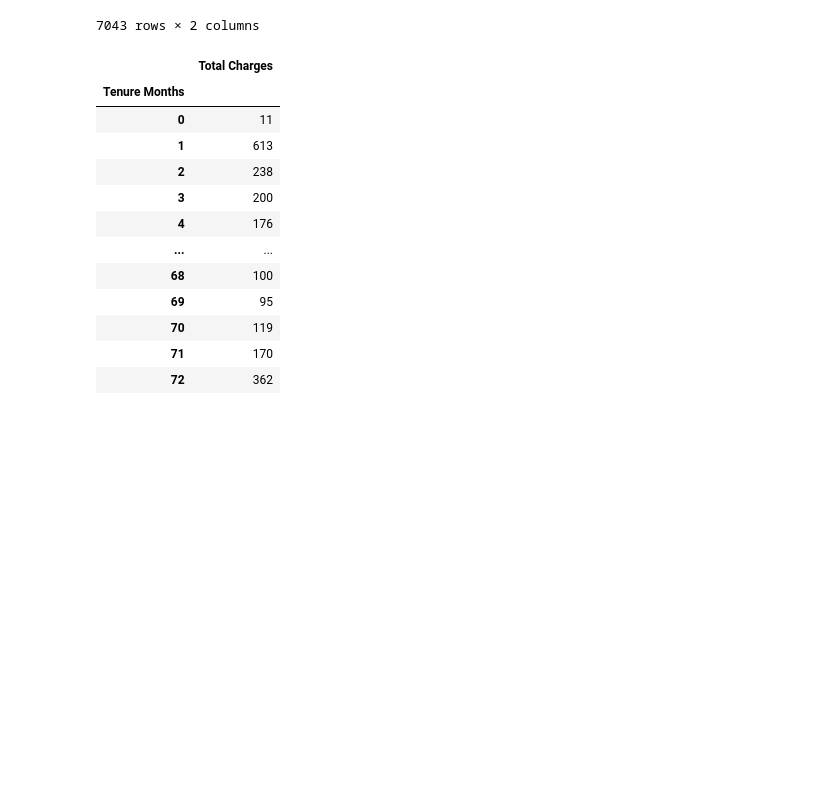
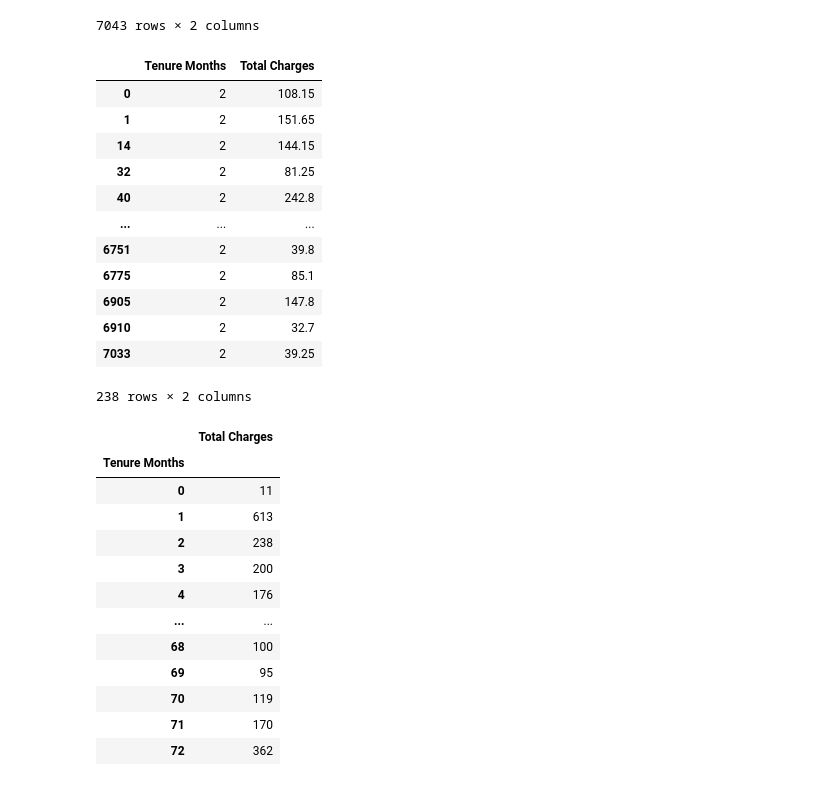
Before and after one commit to rfih/Dibimbing---DSDA, a Jupyter notebook: Assignment Day 13 - Fundamentals of Data Visualization/AS_DS33B_Day 13 - Data Visualization_Rizky Febri Ibra Habibie .ipynb, the cells around one changed output. Drawn from its saved outputs; the diff is of its cells as text; code cells hidden in the pictures; blank space fills up the shorter version.

```diff
--- a/Assignment Day 13 - Fundamentals of Data Visualization/AS_DS33B_Day 13 - Data Visualization_Rizky Febri Ibra Habibie .ipynb
+++ b/Assignment Day 13 - Fundamentals of Data Visualization/AS_DS33B_Day 13 - Data Visualization_Rizky Febri Ibra Habibie .ipynb
@@ -211,6 +231,23 @@ data_month
 | 7041 | 11 | 346.45 |
 | 7042 | 66 | 6844.5 |
 7043 rows × 2 columns
+# %%
+check = data_month[data_month["Tenure Months"] == 2]
+check
+# %% [output]
+|  | Tenure Months | Total Charges |
+| 0 | 2 | 108.15 |
+| 1 | 2 | 151.65 |
+| 14 | 2 | 144.15 |
+| 32 | 2 | 81.25 |
+| 40 | 2 | 242.8 |
+| ... | ... | ... |
+| 6751 | 2 | 39.8 |
+| 6775 | 2 | 85.1 |
+| 6905 | 2 | 147.8 |
+| 6910 | 2 | 32.7 |
+| 7033 | 2 | 39.25 |
+238 rows × 2 columns
 # %%
 data_monthly = data_month.groupby('Tenure Months').count()
 data_monthly
```
Also changed, not shown: parts of 8 cells of this notebook, 12 other files.
